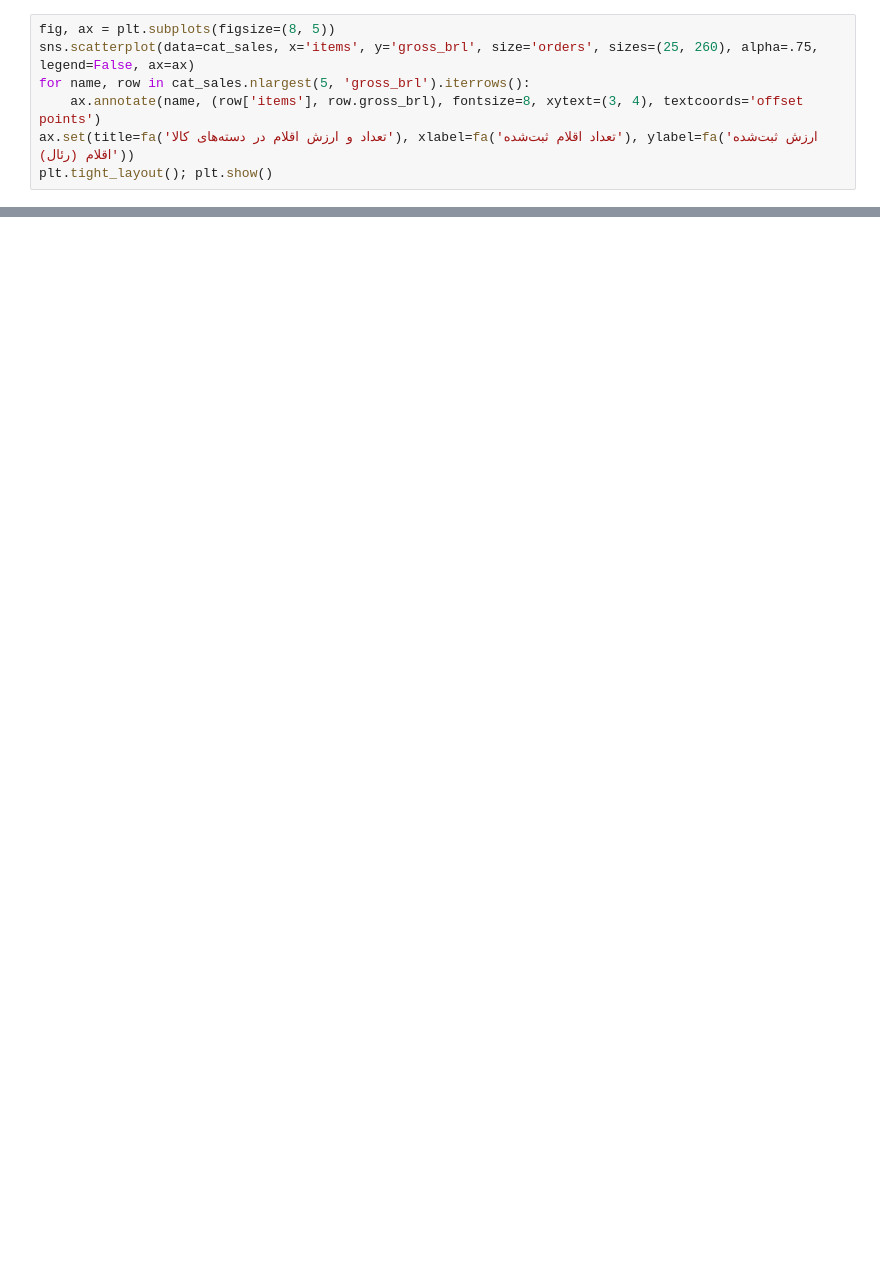
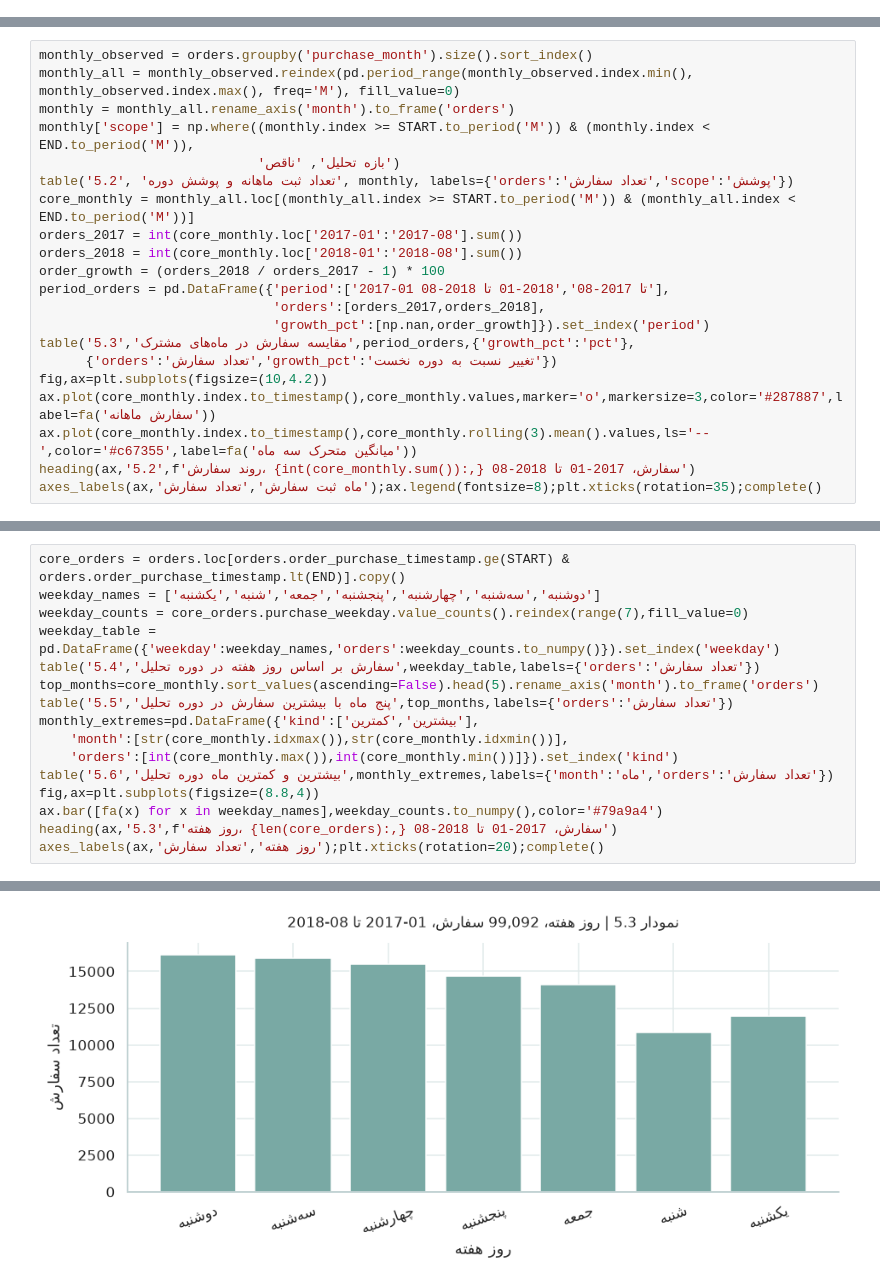
Before and after one commit to arashalidadi/olist-pro, a Jupyter notebook: olist_analysis.ipynb, the cells around one changed output, grey strips where cells are left out. Cells and saved outputs as stored; diff of their text form; blank space fills up the shorter version.

```diff
--- a/olist_analysis.ipynb
+++ b/olist_analysis.ipynb
@@ -1254,7 +0,0 @@ display(pd.DataFrame({'top_five_category_share_pct': [top5_category_share]}))
-# %%
-fig, ax = plt.subplots(figsize=(8, 5))
-sns.scatterplot(data=cat_sales, x='items', y='gross_brl', size='orders', sizes=(25, 260), alpha=.75, legend=False, ax=ax)
-for name, row in cat_sales.nlargest(5, 'gross_brl').iterrows():
-    ax.annotate(name, (row['items'], row.gross_brl), fontsize=8, xytext=(3, 4), textcoords='offset points')
-ax.set(title=fa('تعداد و ارزش اقلام در دسته‌های کالا'), xlabel=fa('تعداد اقلام ثبت‌شده'), ylabel=fa('ارزش ثبت‌شده اقلام (رئال)'))
-plt.tight_layout(); plt.show()
@@ -3121,0 +626,21 @@ display(pd.DataFrame({'prepared_tables': [len(prepared_tables)]}))
+# %%
+monthly_observed = orders.groupby('purchase_month').size().sort_index()
+monthly_all = monthly_observed.reindex(pd.period_range(monthly_observed.index.min(), monthly_observed.index.max(), freq='M'), fill_value=0)
+monthly = monthly_all.rename_axis('month').to_frame('orders')
+monthly['scope'] = np.where((monthly.index >= START.to_period('M')) & (monthly.index < END.to_period('M')),
+                            'بازه تحلیل', 'ناقص')
+table('5.2', 'تعداد ثبت ماهانه و پوشش دوره', monthly, labels={'orders':'تعداد سفارش','scope':'پوشش'})
+core_monthly = monthly_all.loc[(monthly_all.index >= START.to_period('M')) & (monthly_all.index < END.to_period('M'))]
+orders_2017 = int(core_monthly.loc['2017-01':'2017-08'].sum())
+orders_2018 = int(core_monthly.loc['2018-01':'2018-08'].sum())
+order_growth = (orders_2018 / orders_2017 - 1) * 100
+period_orders = pd.DataFrame({'period':['2017-01 تا 2017-08','2018-01 تا 2018-08'],
+                              'orders':[orders_2017,orders_2018],
+                              'growth_pct':[np.nan,order_growth]}).set_index('period')
+table('5.3','مقایسه سفارش در ماه‌های مشترک',period_orders,{'growth_pct':'pct'},
+      {'orders':'تعداد سفارش','growth_pct':'تغییر نسبت به دوره نخست'})
+fig,ax=plt.subplots(figsize=(10,4.2))
+ax.plot(core_monthly.index.to_timestamp(),core_monthly.values,marker='o',markersize=3,color='#287887',label=fa('سفارش ماهانه'))
+ax.plot(core_monthly.index.to_timestamp(),core_monthly.rolling(3).mean().values,ls='--',color='#c67355',label=fa('میانگین متحرک سه ماه'))
+heading(ax,'5.2',f'روند سفارش، {int(core_monthly.sum()):,} سفارش، 2017-01 تا 2018-08')
+axes_labels(ax,'ماه ثبت سفارش','تعداد سفارش');ax.legend(fontsize=8);plt.xticks(rotation=35);complete()
@@ -3121,0 +690,17 @@ display(pd.DataFrame({'prepared_tables': [len(prepared_tables)]}))
+# %%
+core_orders = orders.loc[orders.order_purchase_timestamp.ge(START) & orders.order_purchase_timestamp.lt(END)].copy()
+weekday_names = ['دوشنبه','سه‌شنبه','چهارشنبه','پنجشنبه','جمعه','شنبه','یکشنبه']
+weekday_counts = core_orders.purchase_weekday.value_counts().reindex(range(7),fill_value=0)
+weekday_table = pd.DataFrame({'weekday':weekday_names,'orders':weekday_counts.to_numpy()}).set_index('weekday')
+table('5.4','سفارش بر اساس روز هفته در دوره تحلیل',weekday_table,labels={'orders':'تعداد سفارش'})
+top_months=core_monthly.sort_values(ascending=False).head(5).rename_axis('month').to_frame('orders')
+table('5.5','پنج ماه با بیشترین سفارش در دوره تحلیل',top_months,labels={'orders':'تعداد سفارش'})
+monthly_extremes=pd.DataFrame({'kind':['بیشترین','کمترین'],
+    'month':[str(core_monthly.idxmax()),str(core_monthly.idxmin())],
+    'orders':[int(core_monthly.max()),int(core_monthly.min())]}).set_index('kind')
+table('5.6','بیشترین و کمترین ماه دوره تحلیل',monthly_extremes,labels={'month':'ماه','orders':'تعداد سفارش'})
+fig,ax=plt.subplots(figsize=(8.8,4))
+ax.bar([fa(x) for x in weekday_names],weekday_counts.to_numpy(),color='#79a9a4')
+heading(ax,'5.3',f'روز هفته، {len(core_orders):,} سفارش، 2017-01 تا 2018-08')
+axes_labels(ax,'روز هفته','تعداد سفارش');plt.xticks(rotation=20);complete()
+# %% [output]
@@ -3121,0 +730 @@ display(pd.DataFrame({'prepared_tables': [len(prepared_tables)]}))
+[figure, added]
```
Also changed, not shown: parts of 307 cells of this notebook, 1 other file.
